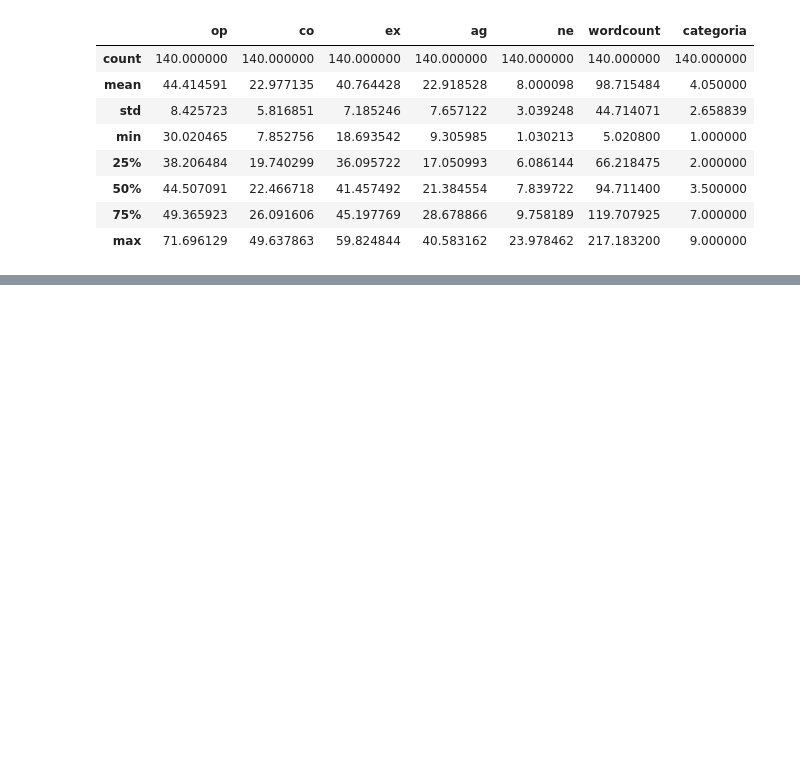
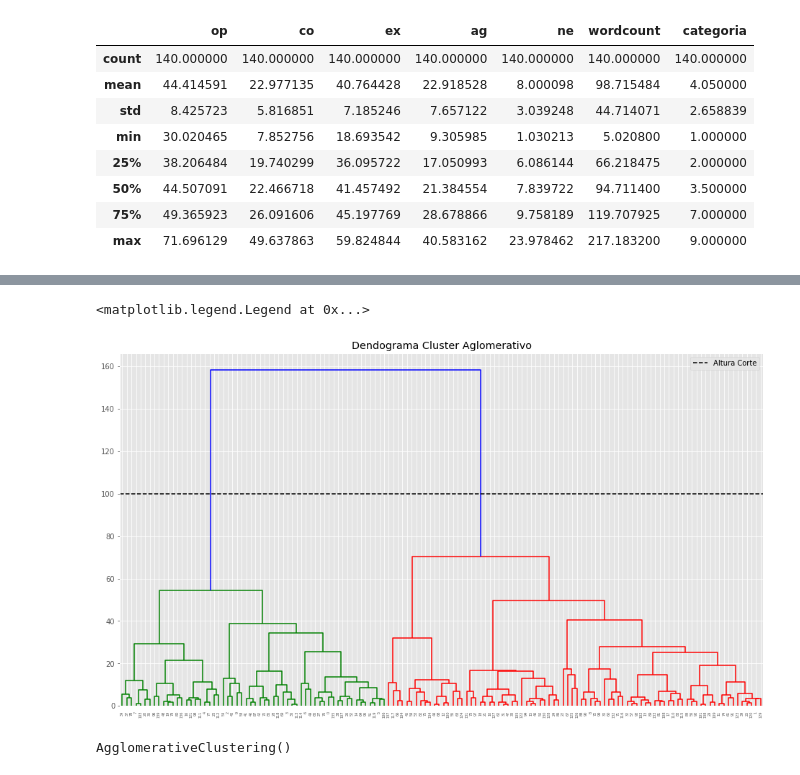
Before and after one commit to Simon-creator-jara/Inteligencia_artificial, a Jupyter notebook: Tecnica_jerarquica.ipynb, the cells around one changed output, grey strips where cells are left out. Saved outputs shown, nothing was run; the diff lists cells and outputs as text; code cells hidden in the pictures; blank space fills up the shorter version.

```diff
--- a/Tecnica_jerarquica.ipynb
+++ b/Tecnica_jerarquica.ipynb
@@ -45,0 +81,19 @@ datos.describe()
+# %%
+## Modelado
+
+def dibujarDendograma(model, **kwargs):
+  counts = np.zeros(model.children_.shape[0])
+  n_samples = len(model.labels_)
+  for i, merge in enumerate(model.children_):
+      current_count = 0
+      for child_idx in merge:
+          if child_idx < n_samples:
+              current_count += 1  # leaf node
+          else:
+              current_count += counts[child_idx - n_samples]
+      counts[i] = current_count
+
+  linkage_matrix = np.column_stack([model.children_, model.distances_, counts]).astype(float)
+
+  # Plot
+  dendrogram(linkage_matrix, **kwargs)
@@ -45,0 +140,18 @@ datos.describe()
+# %%
+fig, ax=plt.subplots(1,1)
+alturaCorte = 100
+dibujarDendograma(clusterWard, color_threshold = alturaCorte, ax=ax)
+ax.set_title('Dendograma Cluster Aglomerativo')
+ax.axhline(y= alturaCorte, c='black', linestyle='--', label='Altura Corte')
+ax.legend()
+# %% [output]
+<matplotlib.legend.Legend at 0x...>
+[figure, added]
+# %%
+modelo= AgglomerativeClustering(affinity = 'euclidean',
+                                          linkage= 'ward',
+                                          n_clusters=2)
+
+modelo.fit(x)
+# %% [output]
+AgglomerativeClustering()
```
Also changed, not shown: parts of 10 cells of this notebook.
